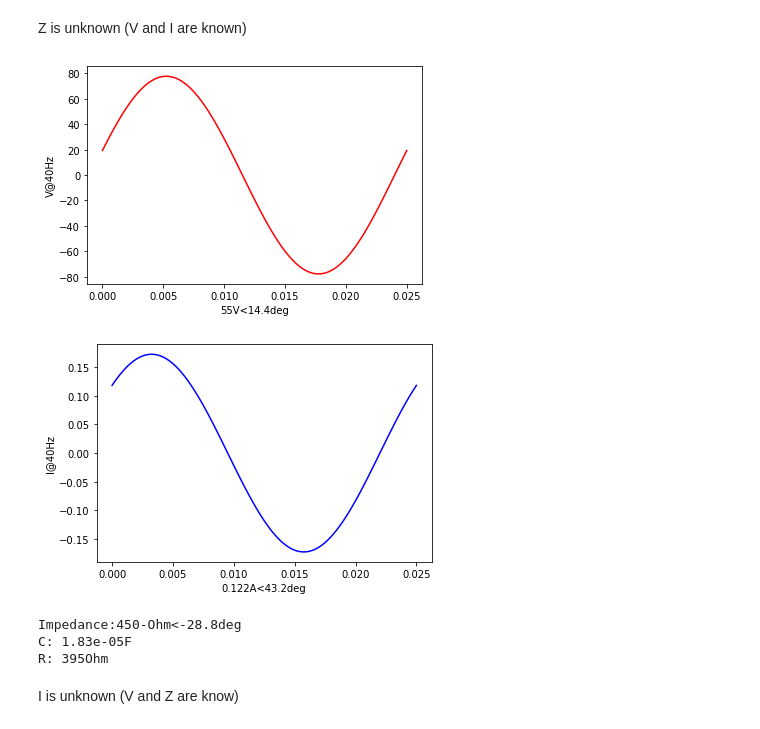
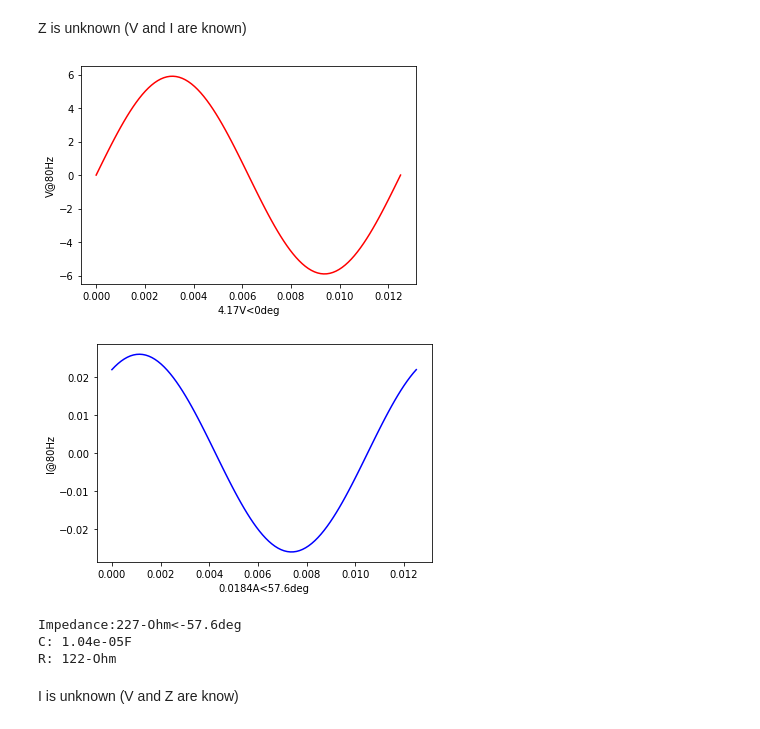
Before and after one commit to epccs/AC_Circuit_Analysis, a Jupyter notebook: AC-OhmsLaw/AC-OhmsLaw.ipynb, the cells around one changed output. Cells and saved outputs as stored; diff of their text form; code cells hidden in the pictures.

```diff
--- a/AC-OhmsLaw/AC-OhmsLaw.ipynb
+++ b/AC-OhmsLaw/AC-OhmsLaw.ipynb
@@ -5,42 +5,42 @@ Z is unknown (V and I are known)
 # %%
 import matplotlib.pyplot as pyplot
 import numpy
 import polar
 
-tmax = 0.025
-Vtoffset = 1e-3 # 10 deg: tmax*10/360
-Itoffset = 3e-3 # 30 deg: tmax*30/360
+tmax = 1/80
+Vtoffset = 0e-3 # 10 deg: tmax*10/360
+Itoffset = (4/5)*2.5e-3 # 30 deg: tmax*30/360
 freq = 1/tmax
-Vpeak = 77.8 # Veffective*numpy.sqrt(2)
-Ipeak = 172.8e-3 # Ieffective*numpy.sqrt(2)
+Vpeak = 2.95*2 # Veffective*numpy.sqrt(2)
+Ipeak = 2.6*0.01 # Ieffective*numpy.sqrt(2)
 t = numpy.linspace(0, tmax, 100)  # 100 points over 18mSec
 pyplot.figure()
 pyplot.ylabel('V' + '@{:0.3g}'.format(1/tmax) + "Hz")
 V = polar.Pd2R(Vpeak/numpy.sqrt(2), 360*Vtoffset/tmax)
 pyplot.xlabel(polar.R2PdU(V,"V"))
 pyplot.plot(t,Vpeak*numpy.sin(2*numpy.pi*freq*(t+Vtoffset)),'r')
 pyplot.show()
 
 pyplot.figure()
 pyplot.ylabel('I' + '@{:0.3g}'.format(1/tmax) + "Hz")
 I = polar.Pd2R(Ipeak/numpy.sqrt(2), 360*Itoffset/tmax)
 pyplot.xlabel(polar.R2PdU(I,"A"))
 pyplot.plot(t,Ipeak*numpy.sin(2*numpy.pi*freq*(t+Itoffset)),'b')
 pyplot.show()
 Z = V/I
 print("Impedance:" + polar.R2PdU(Z,"-Ohm"))
 if(numpy.imag(Z)>0):
     print("L: {:0.3g}".format(numpy.imag(Z)/(numpy.pi*2*1/tmax)) + "H")
 if(numpy.imag(Z)<0):
     print("C: {:0.3g}".format(-1/(numpy.imag(Z)*numpy.pi*2*(1/tmax)) ) + "F")
 if(numpy.real(Z)>0):
     print("R: {:0.3g}".format(numpy.real(Z)) + "-Ohm")
 # %% [output]
-[figure, old version]
+[figure, new version]
-[figure, old version]
+[figure, new version]
-Impedance:450-Ohm<-28.8deg
-C: 1.83e-05F
-R: 395Ohm
+Impedance:227-Ohm<-57.6deg
+C: 1.04e-05F
+R: 122-Ohm
 # %% [markdown]
 I is unknown (V and Z are know)
 # %%
```
Also changed, not shown: parts of 2 cells of this notebook.
